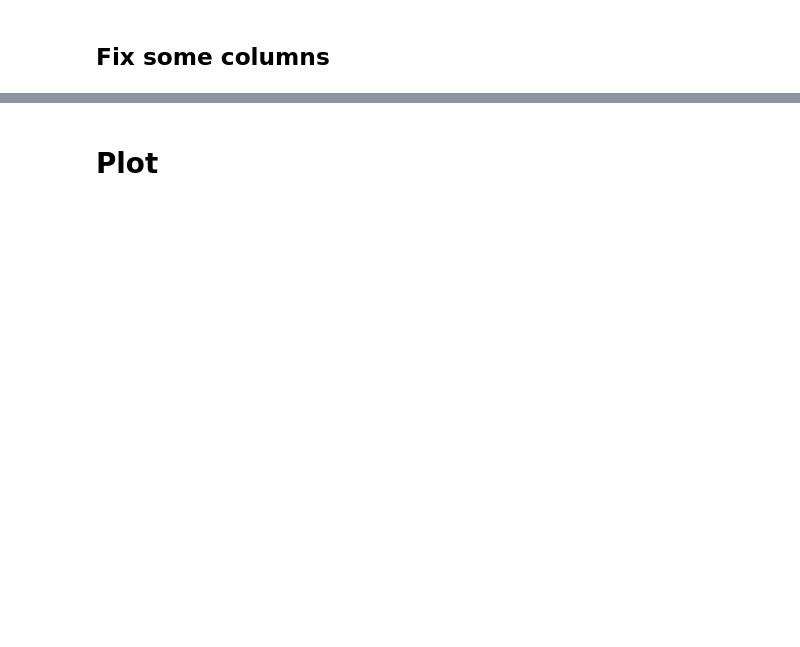
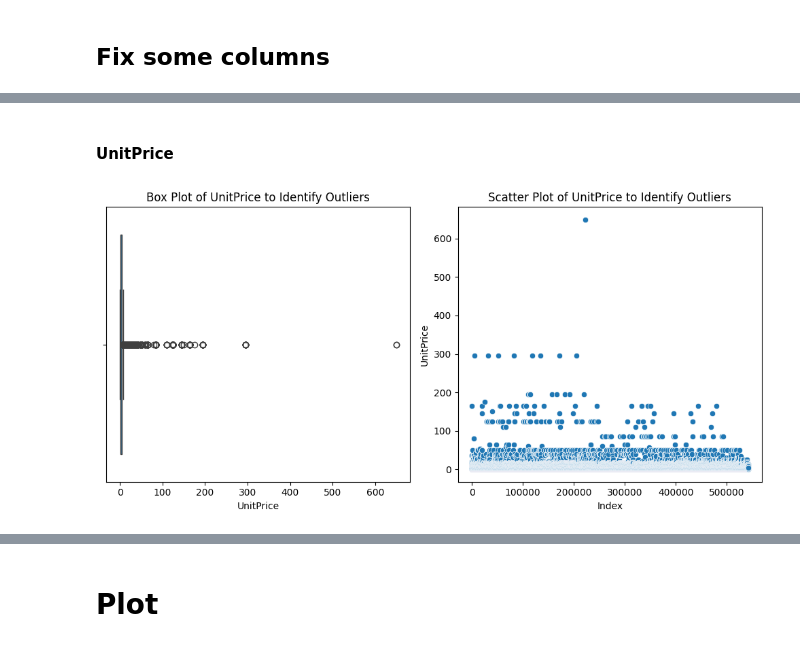
Before and after one commit to Elisaottoboni/Online_Retail_Sales_Customer_Data_Project, a Jupyter notebook: Online_Retail_Sales_colab.ipynb, the cells around one changed output, grey strips where cells are left out. Cells and saved outputs as stored; diff of their text form; code cells hidden in the pictures; blank space fills up the shorter version.

```diff
--- a/Online_Retail_Sales_colab.ipynb
+++ b/Online_Retail_Sales_colab.ipynb
@@ -356,0 +326,6 @@ memory usage: 51.7+ MB
+# %% [markdown]
+#### UnitPrice
+# %%
+box_and_scatter_plot(df_sales, 'UnitPrice')
+# %% [output]
+[figure, added]
```
Also changed, not shown: parts of 80 cells of this notebook.
